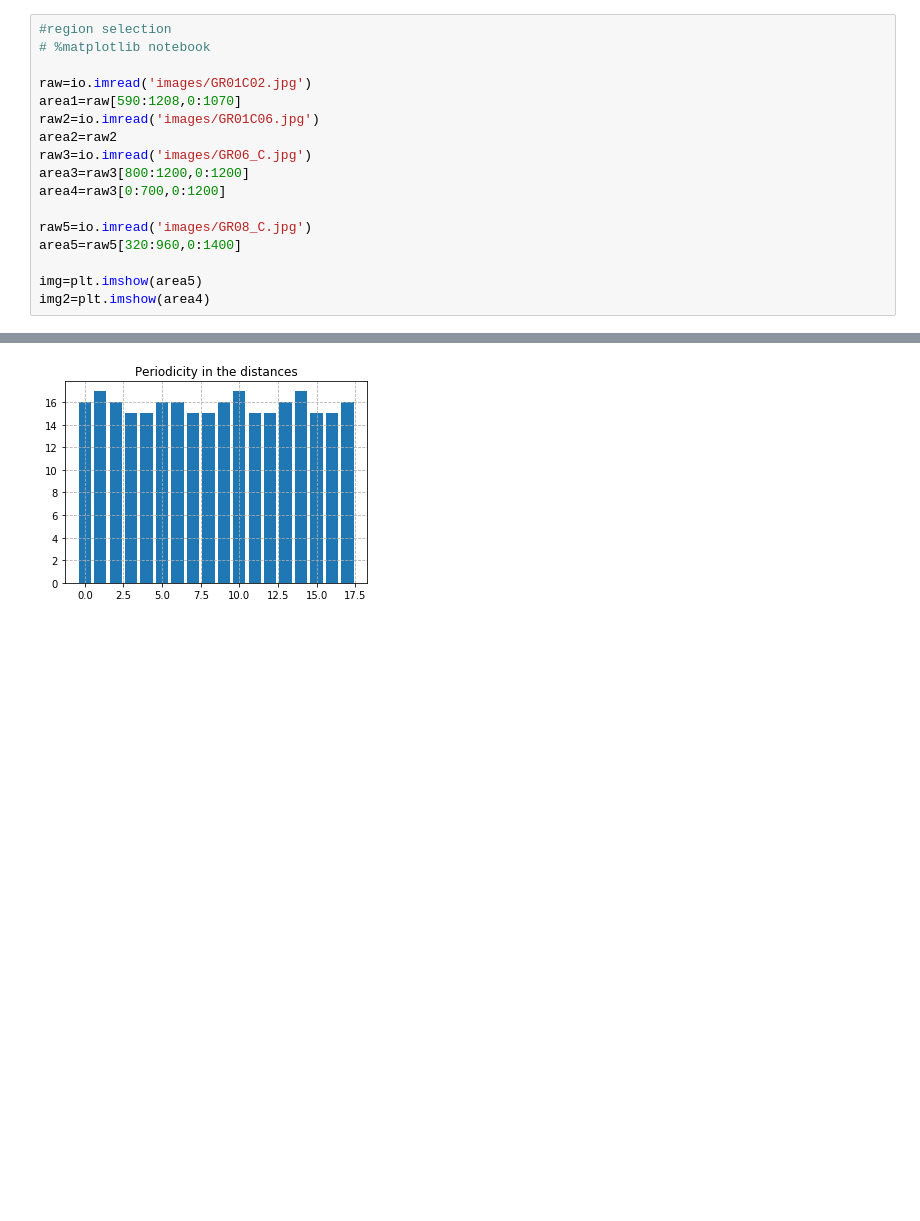
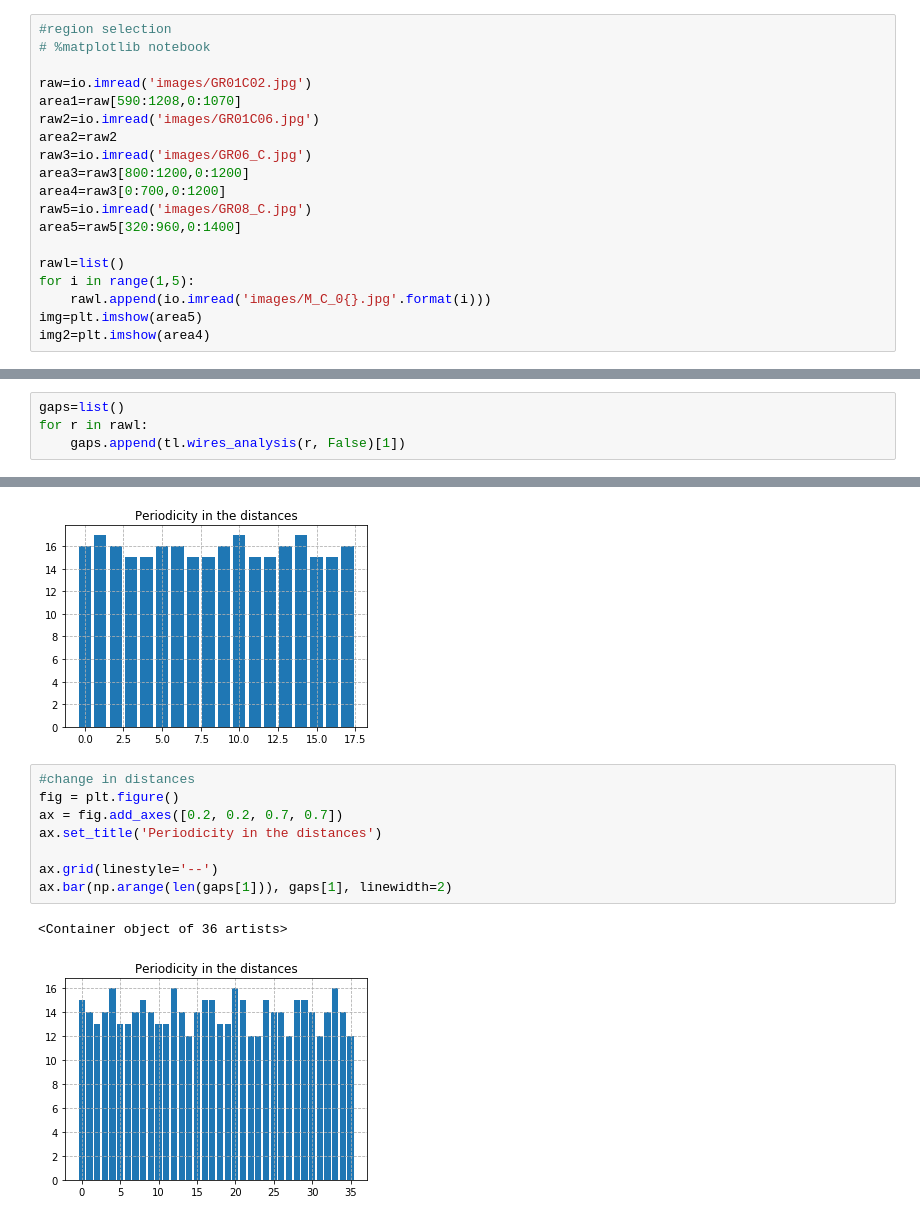
Before and after one commit to Yennda/Jupyter, a Jupyter notebook: image-processing.ipynb, the cells around one changed output, grey strips where cells are left out. Cells and saved outputs as stored; diff of their text form; blank space fills up the shorter version.

```diff
--- a/image-processing.ipynb
+++ b/image-processing.ipynb
@@ -25,14 +27,20 @@ area2=raw2
 raw3=io.imread('images/GR06_C.jpg')
 area3=raw3[800:1200,0:1200]
 area4=raw3[0:700,0:1200]
-
 raw5=io.imread('images/GR08_C.jpg')
 area5=raw5[320:960,0:1400]
 
+rawl=list()
+for i in range(1,5):
+    rawl.append(io.imread('images/M_C_0{}.jpg'.format(i)))
 img=plt.imshow(area5)
 img2=plt.imshow(area4)
 # %% [output]
 [figure]
+# %%
+gaps=list()
+for r in rawl:
+    gaps.append(tl.wires_analysis(r, False)[1])
 # %%
 %matplotlib inline
 
@@ -60,3 +70,14 @@ ax.bar(np.arange(len(dist)), dist, linewidth=2)
 # %% [output]
 <Container object of 18 artists>
 [figure]
+# %%
+#change in distances
+fig = plt.figure()
+ax = fig.add_axes([0.2, 0.2, 0.7, 0.7])
+ax.set_title('Periodicity in the distances')
+
+ax.grid(linestyle='--')
+ax.bar(np.arange(len(gaps[1])), gaps[1], linewidth=2)
+# %% [output]
+<Container object of 36 artists>
+[figure, added]
```
Also changed, not shown: parts of 4 cells of this notebook, 6 other files.
